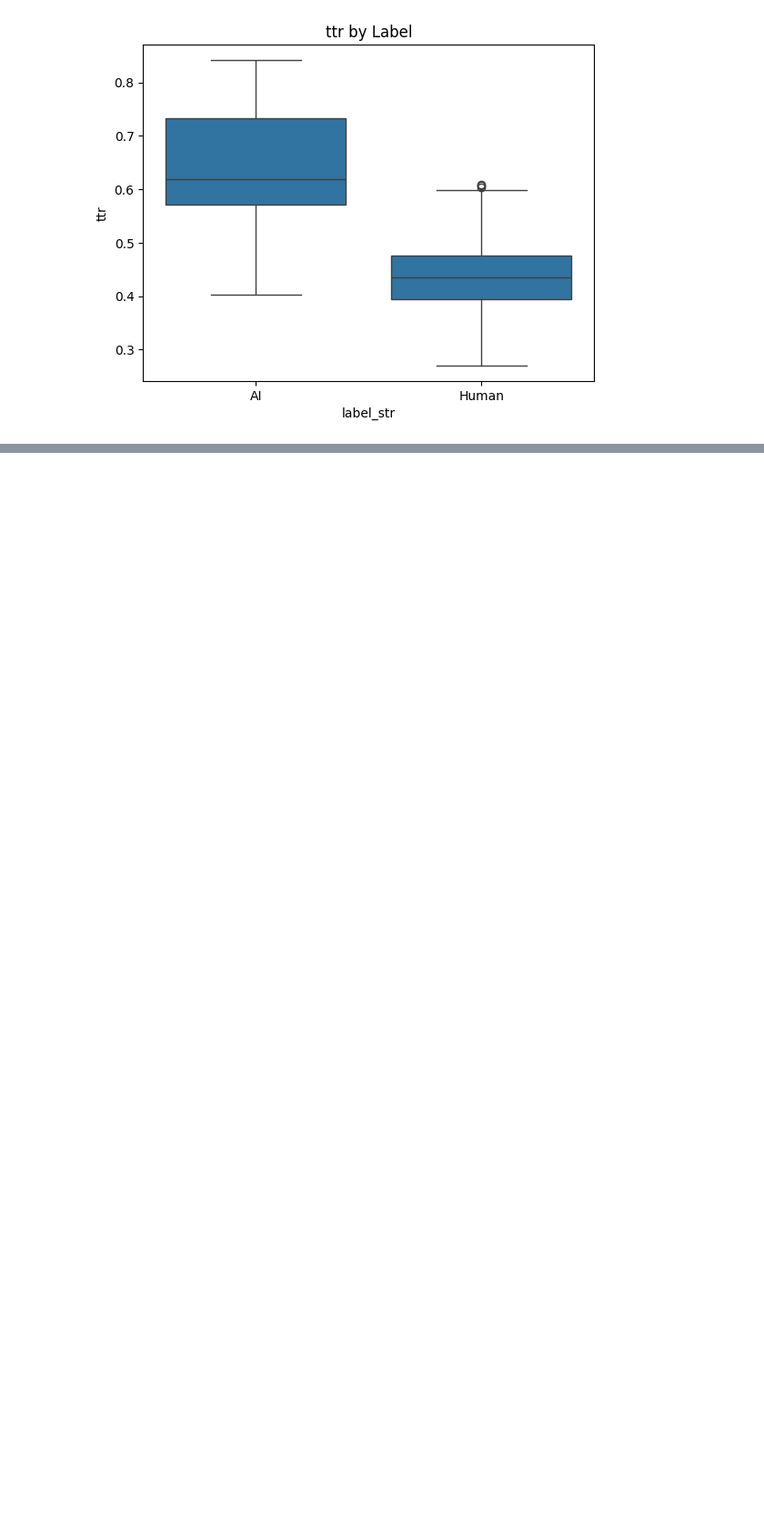
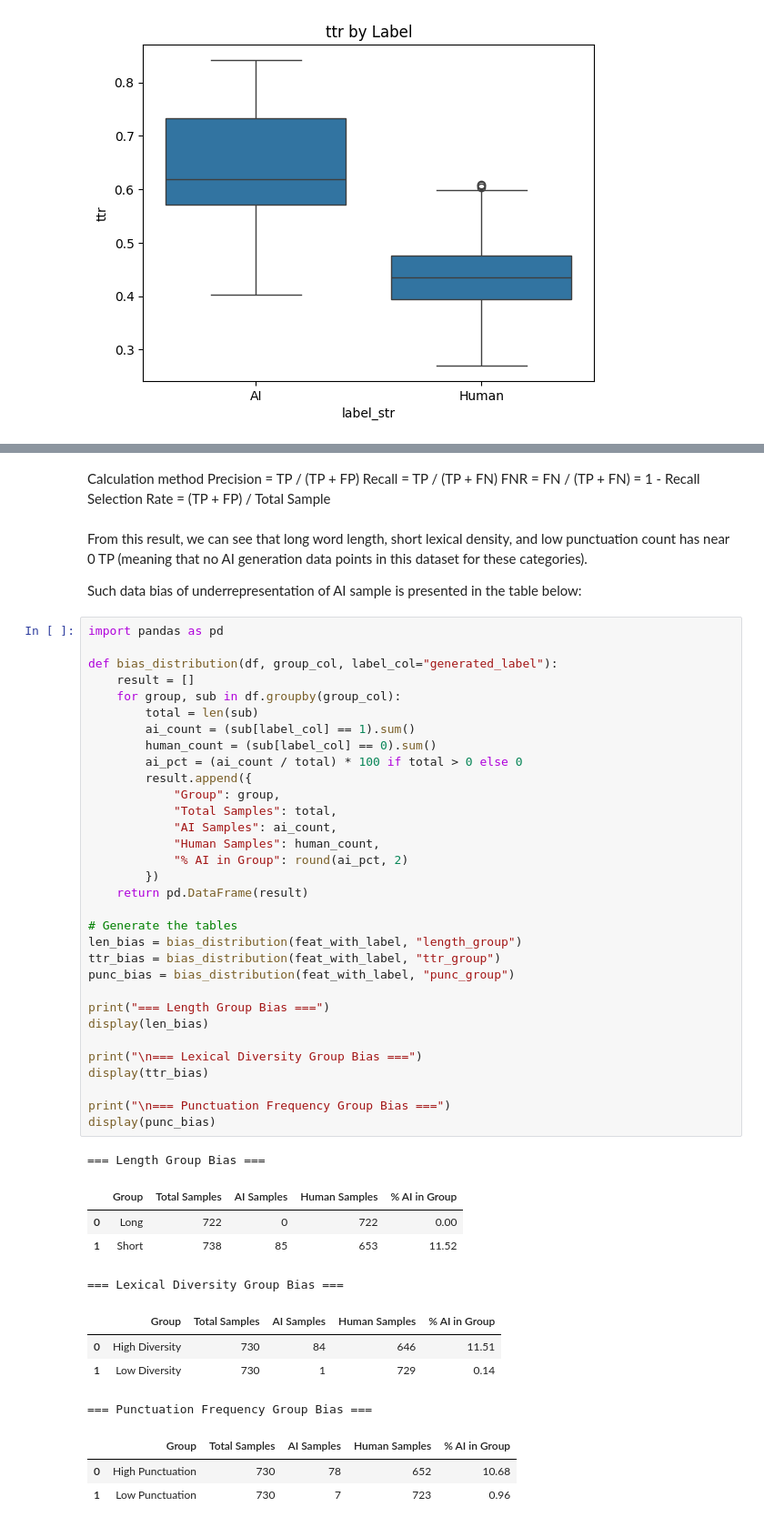
Before and after one commit to melodychengtc/ai-bias-project, a Jupyter notebook: ai-essay-detection.ipynb, the cells around one changed output, grey strips where cells are left out. Shown at 91% size. Drawn from its saved outputs; the diff is of its cells as text; blank space fills up the shorter version.

```diff
--- a/ai-essay-detection.ipynb
+++ b/ai-essay-detection.ipynb
@@ -833,0 +1179,55 @@ for col in ["word_count", "var_sent_len", "connectives_per_100w", "ttr"]:
+# %% [markdown]
+Calculation method
+Precision = TP / (TP + FP)
+Recall = TP / (TP + FN)
+FNR = FN / (TP + FN) = 1 - Recall
+Selection Rate = (TP + FP) / Total Sample
+# %% [markdown]
+From this result, we can see that long word length, short lexical density, and low punctuation count has near 0 TP (meaning that no AI generation data points in this dataset for these categories).
+
+Such data bias of underrepresentation of AI sample is presented in the table below:
+# %%
+import pandas as pd
+
+def bias_distribution(df, group_col, label_col="generated_label"):
+    result = []
+    for group, sub in df.groupby(group_col):
+        total = len(sub)
+        ai_count = (sub[label_col] == 1).sum()
+        human_count = (sub[label_col] == 0).sum()
+        ai_pct = (ai_count / total) * 100 if total > 0 else 0
+        result.append({
+            "Group": group,
+            "Total Samples": total,
+            "AI Samples": ai_count,
+            "Human Samples": human_count,
+            "% AI in Group": round(ai_pct, 2)
+        })
+    return pd.DataFrame(result)
+
+# Generate the tables
+len_bias = bias_distribution(feat_with_label, "length_group")
+ttr_bias = bias_distribution(feat_with_label, "ttr_group")
+punc_bias = bias_distribution(feat_with_label, "punc_group")
+
+print("=== Length Group Bias ===")
+display(len_bias)
+
+print("\n=== Lexical Diversity Group Bias ===")
+display(ttr_bias)
+
+print("\n=== Punctuation Frequency Group Bias ===")
+display(punc_bias)
+# %% [output]
+=== Length Group Bias ===
+|  | Group | Total Samples | AI Samples | Human Samples | % AI in Group |
+| 0 | Long | 722 | 0 | 722 | 0.00 |
+| 1 | Short | 738 | 85 | 653 | 11.52 |
+=== Lexical Diversity Group Bias ===
+|  | Group | Total Samples | AI Samples | Human Samples | % AI in Group |
+| 0 | High Diversity | 730 | 84 | 646 | 11.51 |
+| 1 | Low Diversity | 730 | 1 | 729 | 0.14 |
+=== Punctuation Frequency Group Bias ===
+|  | Group | Total Samples | AI Samples | Human Samples | % AI in Group |
+| 0 | High Punctuation | 730 | 78 | 652 | 10.68 |
+| 1 | Low Punctuation | 730 | 7 | 723 | 0.96 |
```
Also changed, not shown: parts of 17 cells of this notebook.
